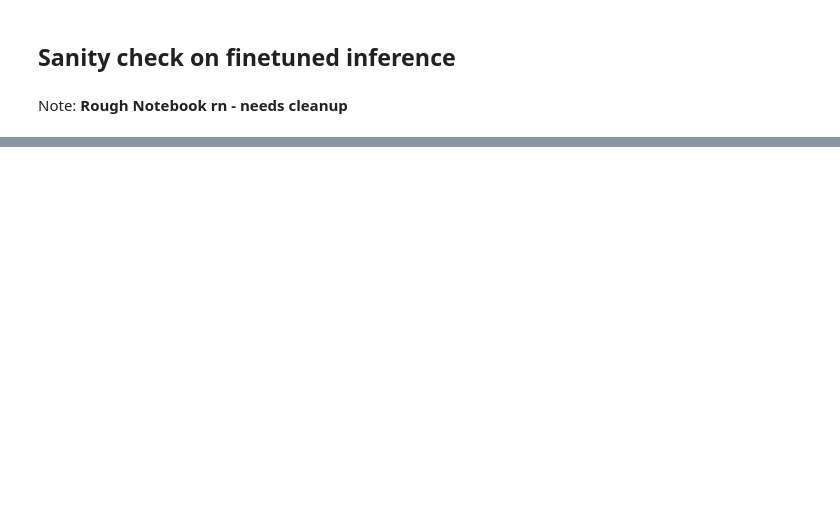
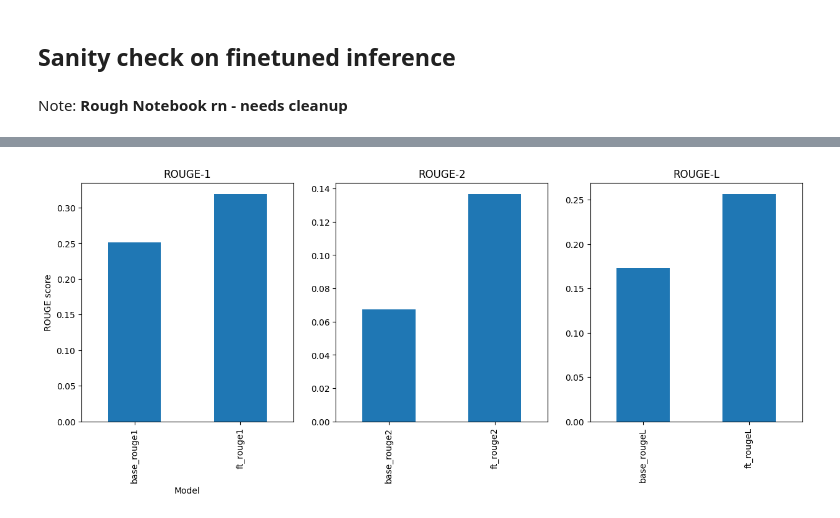
Before and after one commit to skyien-z/llms-for-oral-arguments, a Jupyter notebook: data_cleaning_scripts/script_finetuned_inference_sanity_check.ipynb, the cells around one changed output, grey strips where cells are left out. Drawn from its saved outputs; the diff is of its cells as text; code cells hidden in the pictures; blank space fills up the shorter version.

Commit message:
finetuning datasets + rouge analysis and sanity checks for generateed qs + delete large jsonl files and lfs tracking

```diff
--- a/data_cleaning_scripts/script_finetuned_inference_sanity_check.ipynb
+++ b/data_cleaning_scripts/script_finetuned_inference_sanity_check.ipynb
@@ -4,0 +20,2 @@ Note: **Rough Notebook rn - needs cleanup**
+# %%
+df_merged = pd.merge(df_base, df_ft, on=['transcript_id', 'system_prompt', 'instruction', 'output', 'justice'], suffixes=['_base', '_ft'])
@@ -4,0 +24,33 @@ Note: **Rough Notebook rn - needs cleanup**
+# %%
+rouge = evaluate.load('rouge')
+
+def calculate_rouge_scores(df):
+    base_scores = {'rouge1': [], 'rouge2': [], 'rougeL': []}
+    ft_scores = {'rouge1': [], 'rouge2': [], 'rougeL': []}
+
+    for _, row in df.iterrows():
+        output = row['output']
+        prediction_base = row['prediction_base'] if row['prediction_base'] is not None else ''
+        prediction_ft = row['prediction_ft'] if row['prediction_ft'] is not None else ''
+
+        # base model
+        base_result = rouge.compute(predictions=[prediction_base], references=[output])
+        base_scores['rouge1'].append(base_result['rouge1'])
+        base_scores['rouge2'].append(base_result['rouge2'])
+        base_scores['rougeL'].append(base_result['rougeL'])
+
+        # fine-tuned model
+        ft_result = rouge.compute(predictions=[prediction_ft], references=[output])
+        ft_scores['rouge1'].append(ft_result['rouge1'])
+        ft_scores['rouge2'].append(ft_result['rouge2'])
+        ft_scores['rougeL'].append(ft_result['rougeL'])
+
+    df['base_rouge1'] = base_scores['rouge1']
+    df['base_rouge2'] = base_scores['rouge2']
+    df['base_rougeL'] = base_scores['rougeL']
+    df['ft_rouge1'] = ft_scores['rouge1']
+    df['ft_rouge2'] = ft_scores['rouge2']
+    df['ft_rougeL'] = ft_scores['rougeL']
+
+    return df
+df_merged = calculate_rouge_scores(df_merged)
@@ -4,0 +61,9 @@ Note: **Rough Notebook rn - needs cleanup**
+# %%
+# make one single histogram plot for mean rouge scores compared between base and fine-tuned models,
+fig, ax = plt.subplots(1, 3, figsize=(15, 5))
+df_merged[['base_rouge1', 'ft_rouge1']].mean().plot(kind='bar', ax=ax[0], title='ROUGE-1', ylabel='ROUGE score', xlabel='Model')
+df_merged[['base_rouge2', 'ft_rouge2']].mean().plot(kind='bar', ax=ax[1], title='ROUGE-2')
+df_merged[['base_rougeL', 'ft_rougeL']].mean().plot(kind='bar', ax=ax[2], title='ROUGE-L')
+plt.show()
+# %% [output]
+[figure, added]
```
Also changed, not shown: parts of 26 cells of this notebook, 25 other files.
